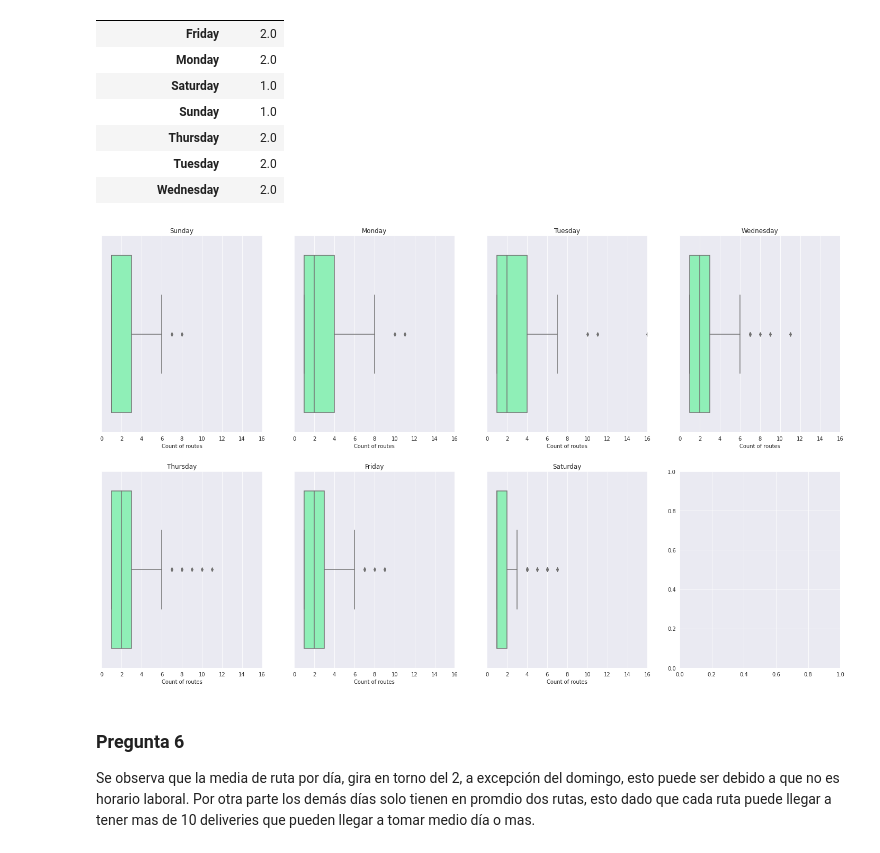
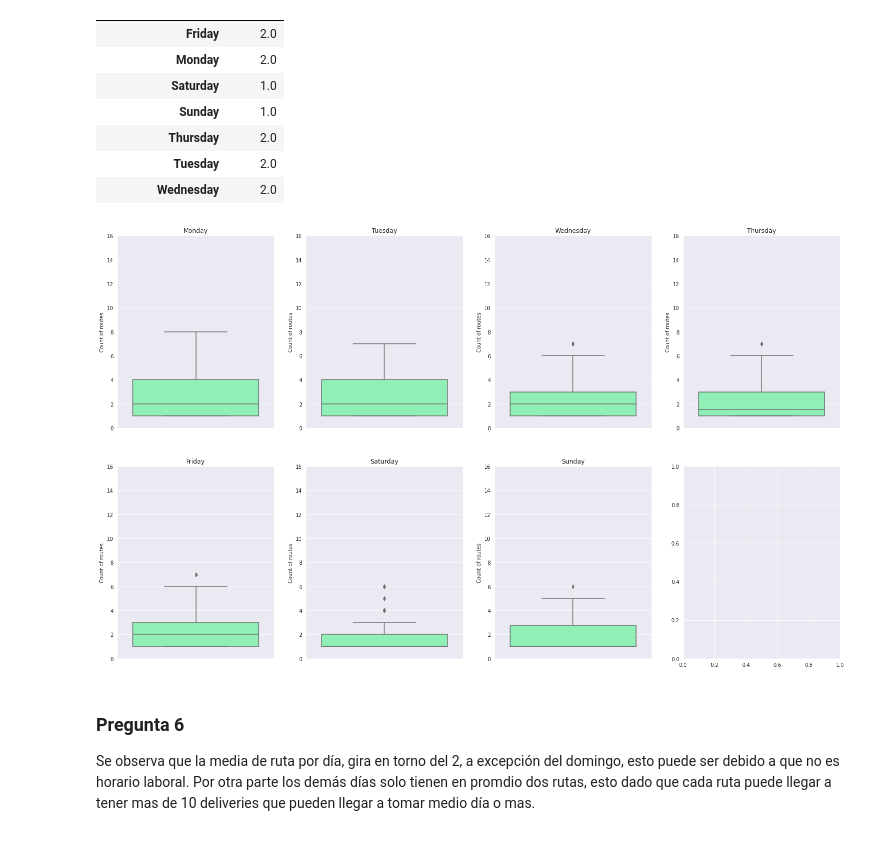
Before and after one commit to AlexVelezLl/ProyectoICD, a Jupyter notebook: notebooks/preguntas_4.ipynb, the cells around one changed output. Drawn from its saved outputs; the diff is of its cells as text; code cells hidden in the pictures.

Commit message:
fix boxplots

```diff
--- a/notebooks/preguntas_4.ipynb
+++ b/notebooks/preguntas_4.ipynb
@@ -104,7 +105,7 @@ deliveries.head()
 | 50782 | t-amaste-1243746 | r-shiinc-1256386 | 7 | completed | [{'id':'SFYBR004873941','qty':1,'... | 2 | -19.9618 | -44.0285 | -19.9404 | ... |
 5 rows × 27 columns
 # %%
-days=['Sunday','Monday','Tuesday','Wednesday','Thursday','Friday','Saturday']
+days=['Monday','Tuesday','Wednesday','Thursday','Friday','Saturday','Sunday']
 # %%
 day_key=f'day_{pickup_key}'
 # %%
@@ -146,16 +147,17 @@ shipper_route_days.median(level=day_key)
 # %%
 fig,axs= plt.subplots(2,4,figsize=(25,15))
 
 lista=[(0,0),(0,1),(0,2),(0,3),(1,0),(1,1),(1,2),(1,3)]
 for indice,i in enumerate(days):
     df_dia=shipper_route_days.xs(i)
+    df_dia = df_dia.loc[(np.abs(stats.zscore(df_dia['route_id'])) < 3) & (np.abs(stats.zscore(df_dia['route_id'])) < 3)]
     fila,col=lista[indice]
-    ax=sbn.boxplot(x=df_dia["route_id"],ax=axs[fila,col],palette='rainbow_r')
+    ax=sbn.boxplot(y=df_dia["route_id"],ax=axs[fila,col],palette='rainbow_r')
     ax.title.set_text(i)
-    ax.set_xlabel('Count of routes')
-    ax.set_xlim(min(min_value,0),max_value)
+    ax.set_ylabel('Count of routes')
+    ax.set_ylim(min(min_value,0),max_value)
 # %% [output]
-[figure, old version]
+[figure, new version]
 # %% [markdown]
 ### Pregunta 6
 Se observa que la media de ruta por día, gira en torno del 2, a excepción del domingo, esto puede ser debido a que no es horario laboral. Por otra parte los demás días solo tienen en promdio dos rutas, esto dado que cada ruta puede llegar a tener mas de 10 deliveries que pueden llegar a tomar medio día o mas.
```
Also changed, not shown: parts of 4 cells of this notebook, 2 other files.
